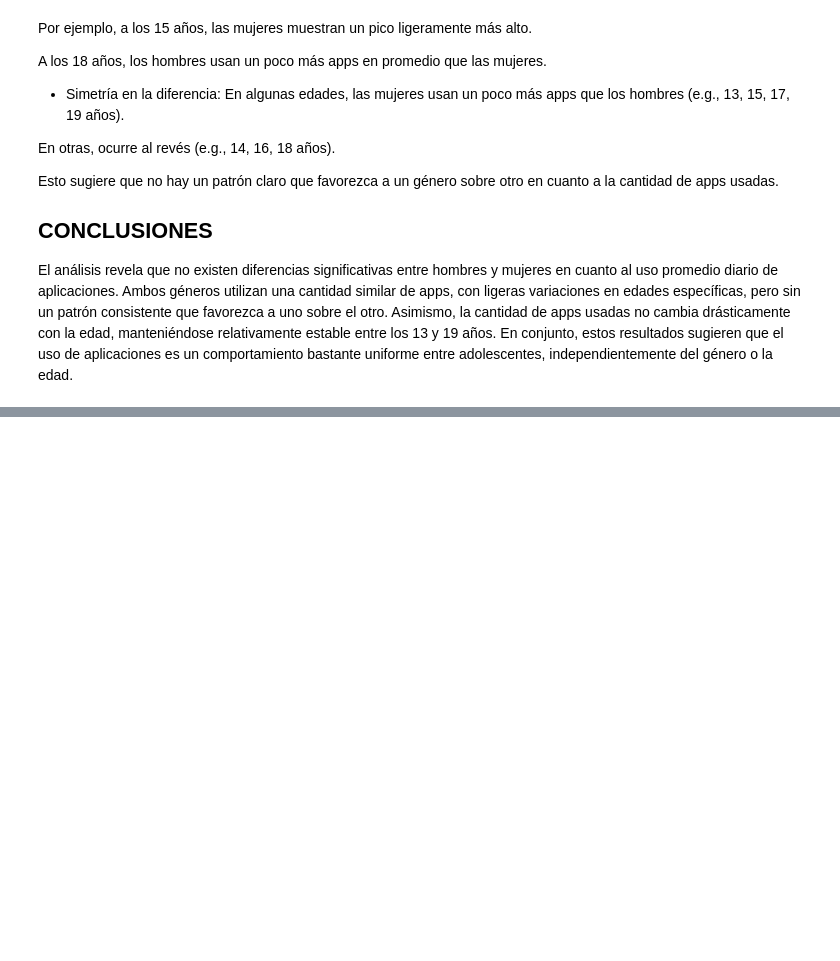
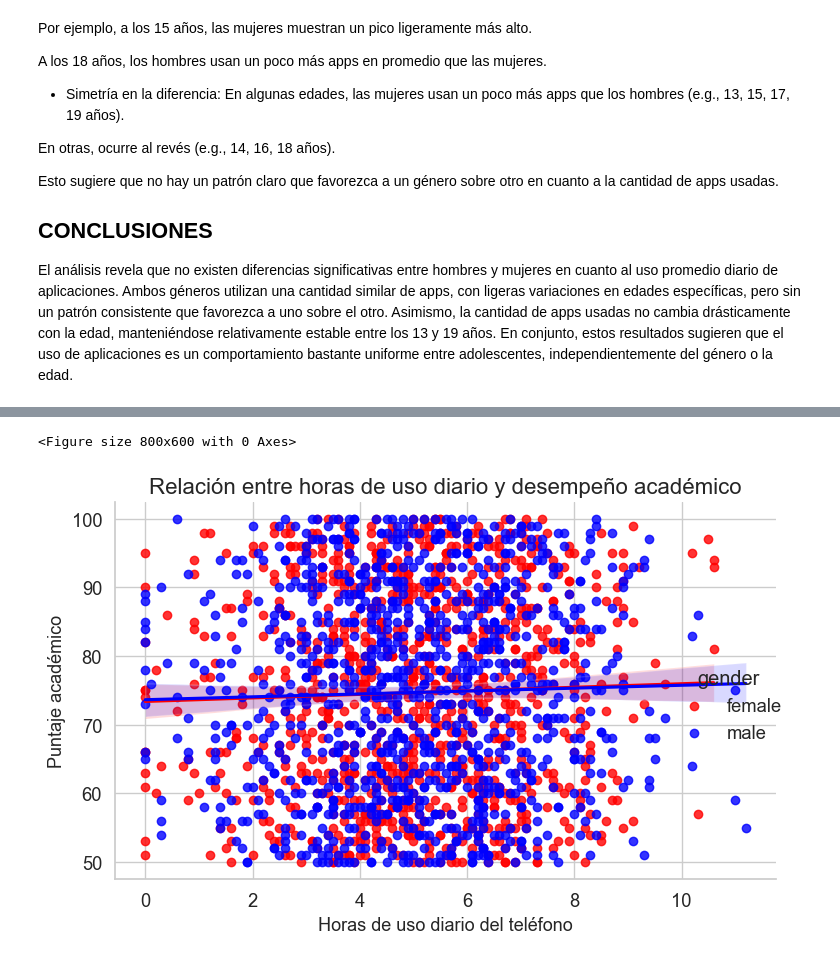
Before and after one commit to Alejomaya1103/Ejercicio-practico-semana-3---Grupo-7, a Jupyter notebook: Ejercicio_practico.ipynb, the cells around one changed output, grey strips where cells are left out. Saved outputs shown, nothing was run; the diff lists cells and outputs as text; code cells hidden in the pictures; blank space fills up the shorter version.

```diff
--- a/Ejercicio_practico.ipynb
+++ b/Ejercicio_practico.ipynb
@@ -562,0 +652,21 @@ El análisis revela que no existen diferencias significativas entre hombres y mu
+# %%
+# daily_usage_hours vs academic_performance (con línea de tendencia)
+# Este gráfico ayuda a analizar si más horas en el teléfono impactan negativamente en el rendimiento académico:
+
+plt.figure(figsize=(8, 6))
+sns.lmplot(
+    data=df,
+    x='daily_usage_hours',
+    y='academic_performance',
+    hue='gender',
+    palette={'female': 'red', 'male': 'blue'},
+    aspect=1.3
+)
+plt.title('Relación entre horas de uso diario y desempeño académico')
+plt.xlabel('Horas de uso diario del teléfono')
+plt.ylabel('Puntaje académico')
+plt.tight_layout()
+plt.show()
+# %% [output]
+<Figure size 800x600 with 0 Axes>
+[figure, added]
```
Also changed, not shown: parts of 5 cells of this notebook.
